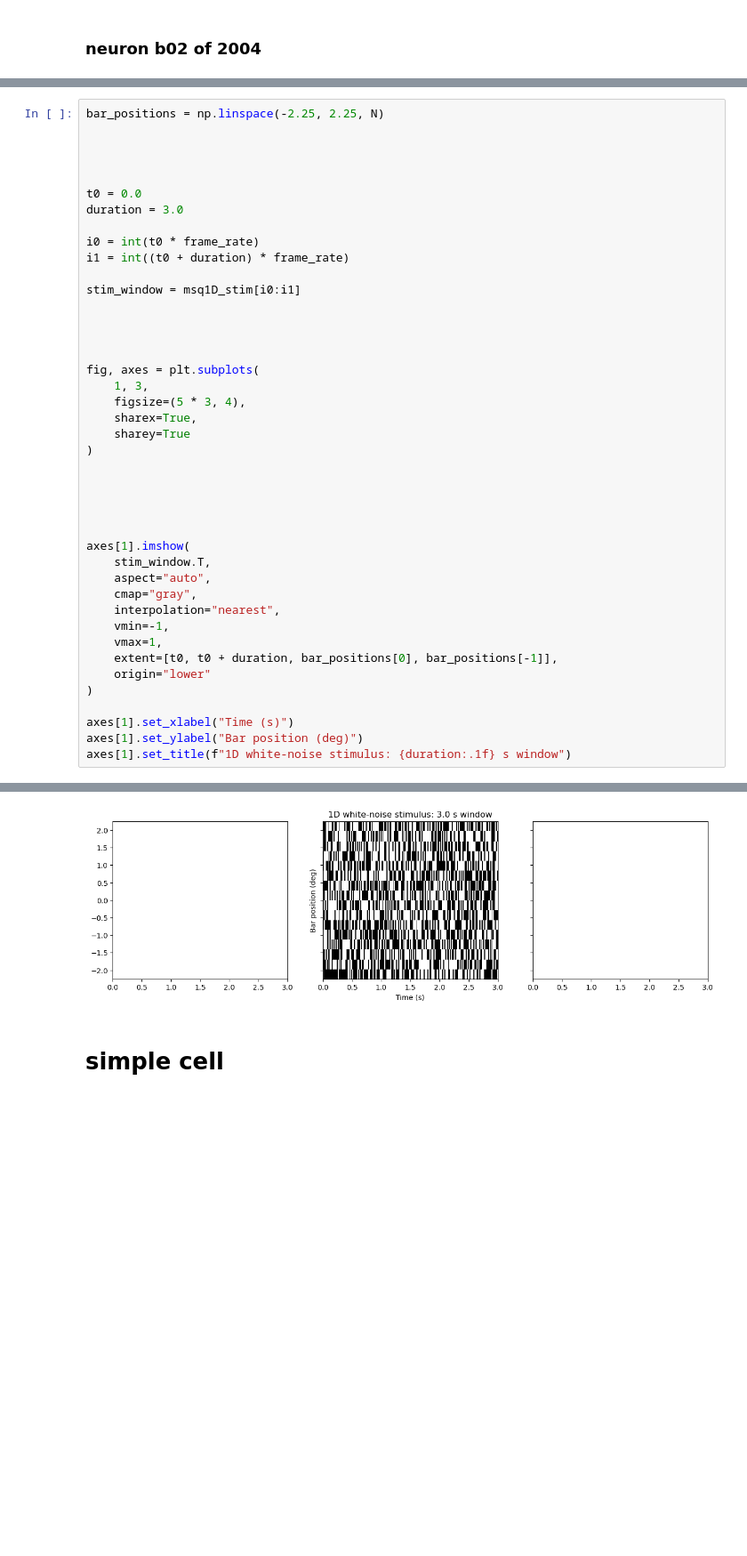
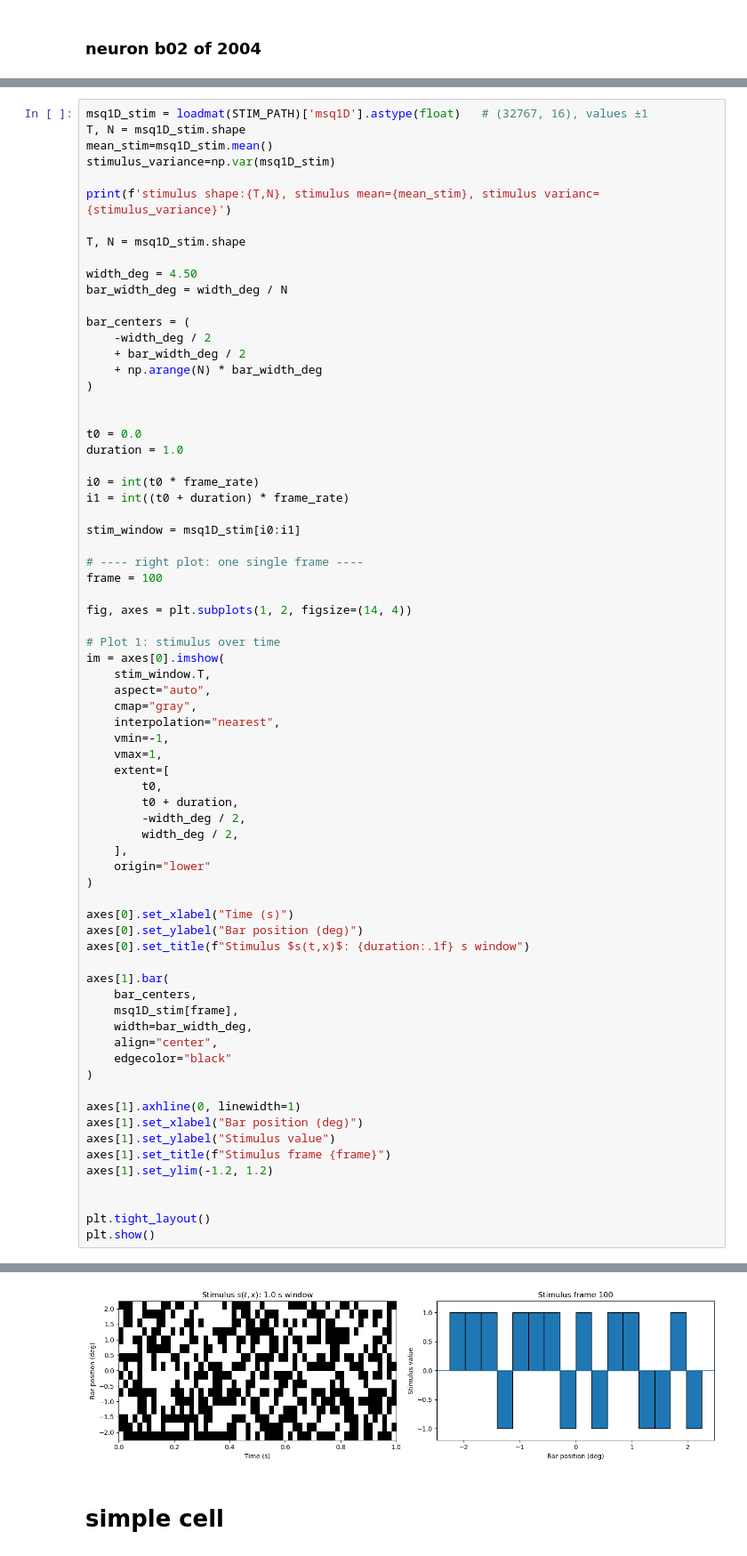
Before and after one commit to alessandrodipiano/neural_encoding, a Jupyter notebook: notebook/start.ipynb, the cells around one changed output, grey strips where cells are left out. Shown at 89% size. Cells and saved outputs as stored; diff of their text form; blank space fills up the shorter version.

```diff
--- a/notebook/start.ipynb
+++ b/notebook/start.ipynb
@@ -246,43 +268,72 @@ Stimulus width: 9.0 cm = 4.50°  (0.281°/bar)
 # %%
-bar_positions = np.linspace(-2.25, 2.25, N)
+msq1D_stim = loadmat(STIM_PATH)['msq1D'].astype(float)   # (32767, 16), values ±1
+T, N = msq1D_stim.shape
+mean_stim=msq1D_stim.mean()
+stimulus_variance=np.var(msq1D_stim)
 
+print(f'stimulus shape:{T,N}, stimulus mean={mean_stim}, stimulus varianc={stimulus_variance}')
 
+T, N = msq1D_stim.shape
+
+width_deg = 4.50
+bar_width_deg = width_deg / N
+
+bar_centers = (
+    -width_deg / 2
+    + bar_width_deg / 2
+    + np.arange(N) * bar_width_deg
+)
 
 
 t0 = 0.0
-duration = 3.0
+duration = 1.0
 
 i0 = int(t0 * frame_rate)
 i1 = int((t0 + duration) * frame_rate)
 
 stim_window = msq1D_stim[i0:i1]
 
+# ---- right plot: one single frame ----
+frame = 100
 
+fig, axes = plt.subplots(1, 2, figsize=(14, 4))
 
-
-fig, axes = plt.subplots(
-    1, 3,
-    figsize=(5 * 3, 4),
-    sharex=True,
-    sharey=True
-)
-
-
-
-
-
-axes[1].imshow(
+# Plot 1: stimulus over time
+im = axes[0].imshow(
     stim_window.T,
     aspect="auto",
     cmap="gray",
     interpolation="nearest",
     vmin=-1,
     vmax=1,
-    extent=[t0, t0 + duration, bar_positions[0], bar_positions[-1]],
+    extent=[
+        t0,
+        t0 + duration,
+        -width_deg / 2,
+        width_deg / 2,
+    ],
     origin="lower"
 )
 
-axes[1].set_xlabel("Time (s)")
-axes[1].set_ylabel("Bar position (deg)")
-axes[1].set_title(f"1D white-noise stimulus: {duration:.1f} s window")
+axes[0].set_xlabel("Time (s)")
+axes[0].set_ylabel("Bar position (deg)")
+axes[0].set_title(f"Stimulus $s(t,x)$: {duration:.1f} s window")
+
+axes[1].bar(
+    bar_centers,
+    msq1D_stim[frame],
+    width=bar_width_deg,
+    align="center",
+    edgecolor="black"
+)
+
+axes[1].axhline(0, linewidth=1)
+axes[1].set_xlabel("Bar position (deg)")
+axes[1].set_ylabel("Stimulus value")
+axes[1].set_title(f"Stimulus frame {frame}")
+axes[1].set_ylim(-1.2, 1.2)
+
+
+plt.tight_layout()
+plt.show()
 # %% [output]
@@ -290,3 +341,3 @@ Text(0.5, 1.0, '1D white-noise stimulus: 3.0 s window')
-[figure, old version]
+[figure, new version]
 # %% [markdown]
 # simple cell
```
Also changed, not shown: parts of 56 cells of this notebook.
